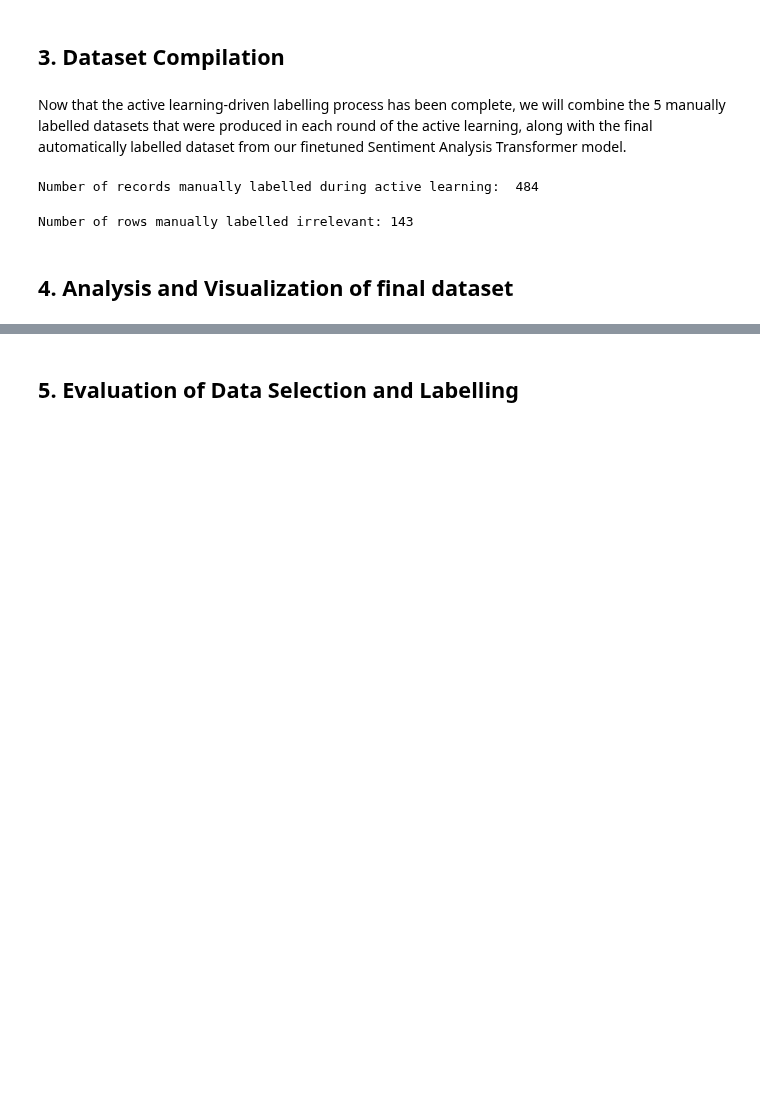
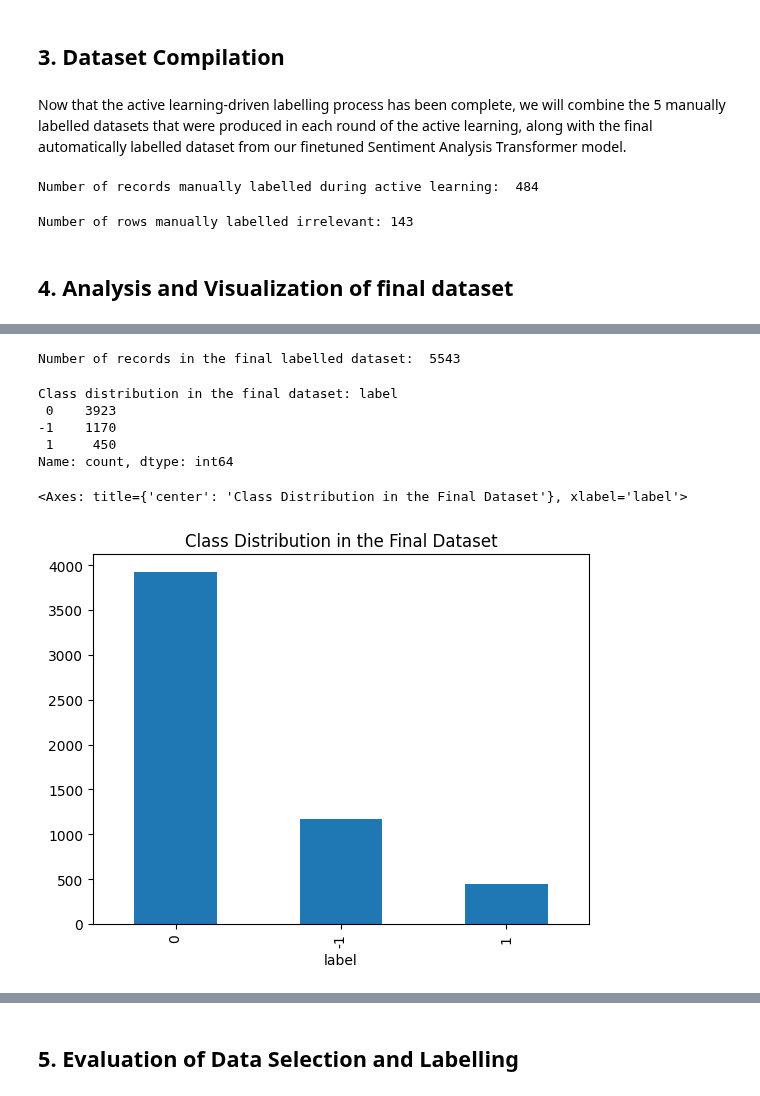
Before and after one commit to ajm2004/OpenAI-Sentiment-Analysis, a Jupyter notebook: Notebooks/labelling_active_learning.ipynb, the cells around one changed output, grey strips where cells are left out. Saved outputs shown, nothing was run; the diff lists cells and outputs as text; code cells hidden in the pictures; blank space fills up the shorter version.

Commit message:
Analyse and visualise the final dataset

```diff
--- a/Notebooks/labelling_active_learning.ipynb
+++ b/Notebooks/labelling_active_learning.ipynb
@@ -445,0 +456,18 @@ final_df.to_csv('../Data/labelled_data.csv', index=False)
+# %%
+# Size the final labelled dataset
+print("Number of records in the final labelled dataset: ", final_df.shape[0])
+# %% [output]
+Number of records in the final labelled dataset:  5543
+# %%
+# Visualize the distribution of labels in the final dataset
+class_distribution = final_df['label'].value_counts()
+print("Class distribution in the final dataset:", class_distribution)
+class_distribution.plot(kind='bar', title='Class Distribution in the Final Dataset')
+# %% [output]
+Class distribution in the final dataset: label
+ 0    3923
+-1    1170
+ 1     450
+Name: count, dtype: int64
+<Axes: title={'center': 'Class Distribution in the Final Dataset'}, xlabel='label'>
+[figure, added]
```
Also changed, not shown: parts of 6 cells of this notebook.
